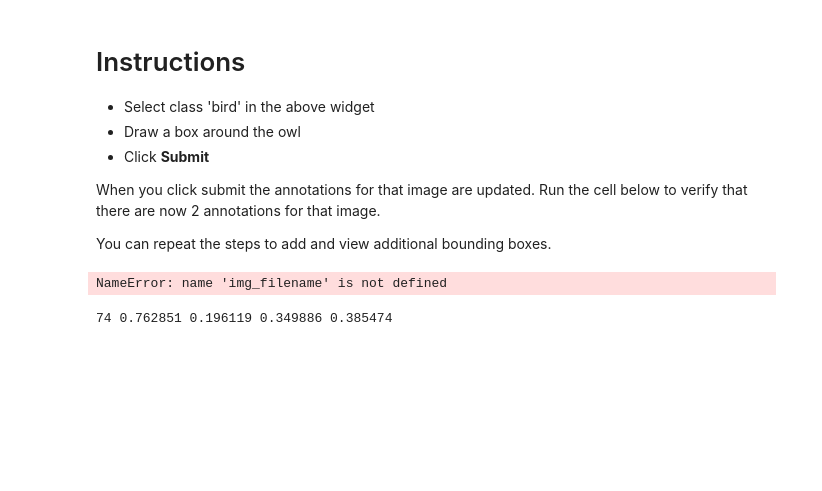
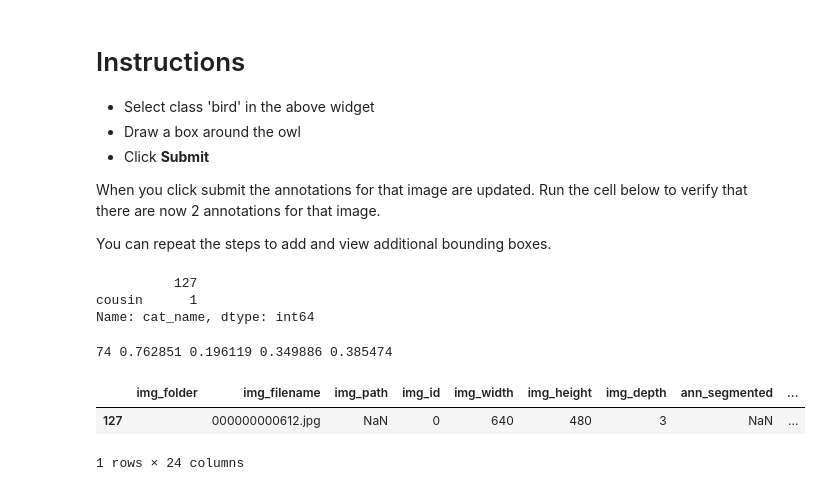
Before and after one commit to pylabel-project/samples, a Jupyter notebook: label_new_dataset.ipynb, the cells around one changed output. Cells and saved outputs as stored; diff of their text form; code cells hidden in the pictures; blank space fills up the shorter version.

```diff
--- a/label_new_dataset.ipynb
+++ b/label_new_dataset.ipynb
@@ -56,10 +64,12 @@ TraitError: The 'classes' trait of a BBoxWidget instance contains an Unicode of
 When you click submit the annotations for that image are updated. Run the cell below to verify that there are now 2 annotations for that image.
 
 You can repeat the steps to add and view additional bounding boxes.
-# %%
-dataset.df.loc[dataset.df['img_filename'] == img_filename]
-# %% [output]
-NameError: name 'img_filename' is not defined
+# %%
+dataset.df['cat_name'].value_counts()
+# %% [output]
+          127
+cousin      1
+Name: cat_name, dtype: int64
 # %%
 #Export the annotations in Yolo format
 dataset.path_to_annotations = 'data/coco128/labels/newlabels/'
@@ -70,3 +80,22 @@ dataset.export.ExportToYoloV5()
 !cat data/coco128/labels/newlabels/../../images/train2017/000000000078.txt
 # %% [output]
 74 0.762851 0.196119 0.349886 0.385474
+# %%
+from math import isnan
+mimi = dataset.df[dataset.df.cat_name=='cousin'].copy()
+
+categories  = dict(zip(dataset.df.cat_name, dataset.df.cat_id))
+#Remove invalid entries
+categories.pop("", None)
+categories = {k: v for k, v in categories.items() if not isnan(v)}
+
+#widget_output['cat_id'] = GetCatId(widget_output['cat_name'], categories)
+
+
+
+
+mimi
+# %% [output]
+|  | img_folder | img_filename | img_path | img_id | img_width | img_height | img_depth | ann_segmented | ... |
+| 127 |  | 000000000612.jpg | NaN | 0 | 640 | 480 | 3 | NaN | ... |
+1 rows × 24 columns
```
Also changed, not shown: parts of 5 cells of this notebook, 1 other file.
